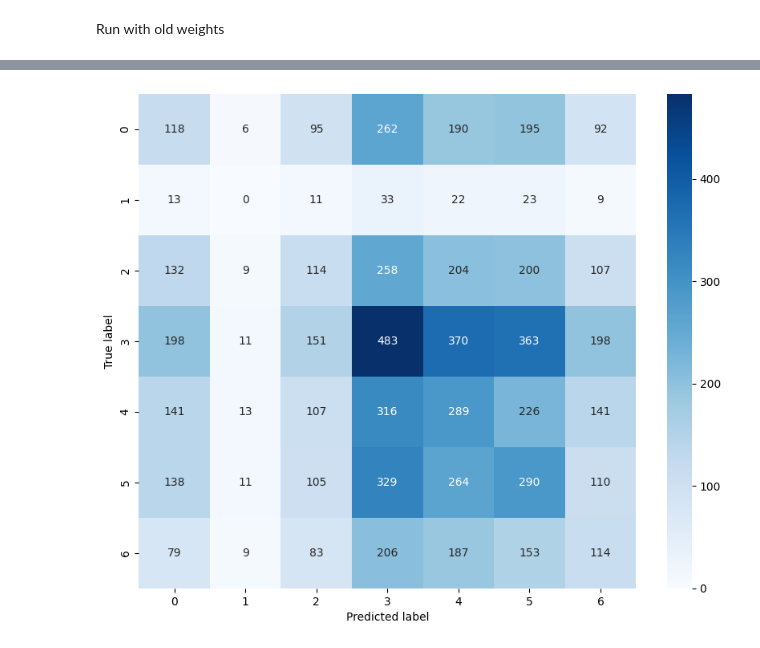
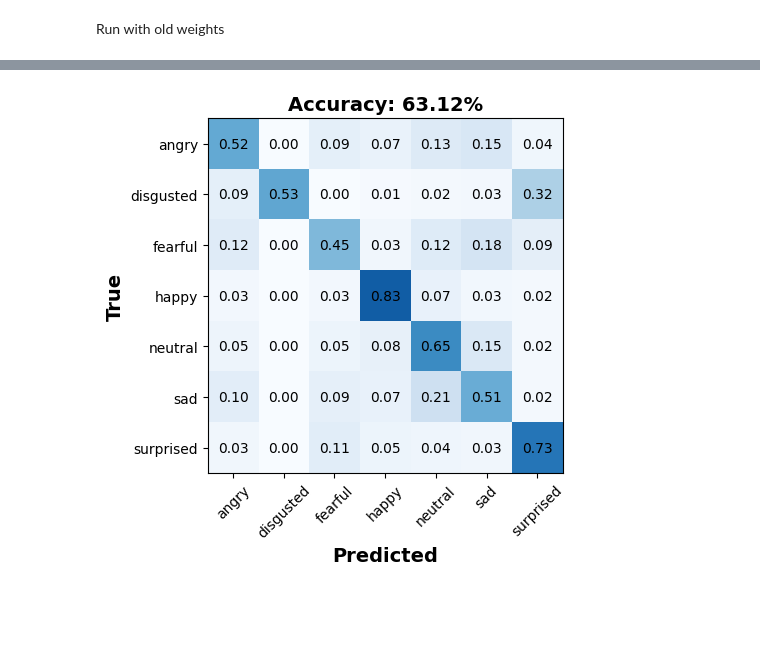
Before and after one commit to JoeyBowman/AppML-Final-Project-2024, a Jupyter notebook: EfficientNet_alldata_incl_finetuning.ipynb, the cells around one changed output, grey strips where cells are left out. Drawn from its saved outputs; the diff is of its cells as text; code cells hidden in the pictures; blank space fills up the shorter version.

```diff
--- a/EfficientNet_alldata_incl_finetuning.ipynb
+++ b/EfficientNet_alldata_incl_finetuning.ipynb
@@ -271,4 +271,5 @@ def build_testset():
                         color_mode="grayscale",
                         image_size=IMAGE_SIZE,
                         batch_size=1,
-                        seed=42)
+                        seed=42,
+                        shuffle=False)
@@ -354,7 +347,7 @@ for image, label in test_ds.take(1):
 Run with old weights
 # %%
 # Load the model
-old_model = tf.keras.models.load_model('drive/MyDrive/efficientnet_v2_incl_rescaling.keras')
+model = tf.keras.models.load_model('drive/MyDrive/efficientnet_v2_finetuning.keras')
 
 # Show the model architecture
-old_model.summary()
+model.summary()
@@ -374,16 +410,38 @@ y_true = np.argmax(y_true, axis=1)
 
 # Get the predicted labels
 y_pred = np.argmax(y_pred, axis=1)
-# %%
-cm = confusion_matrix(y_true, y_pred)
-
-plt.figure(figsize=(10, 8))
-sns.heatmap(cm, annot=True, fmt='g', cmap='Blues')
-plt.xlabel('Predicted label')
-plt.ylabel('True label')
-plt.show()
-# %% [output]
-[figure, removed]
+# %%
+# Produce a cm across all classes
+def plot_confusion_matrix(cm, class_names, acc):
+    figure, ax = plt.subplots(figsize=(5, 5))
+    cm_norm = cm / tf.reduce_sum(cm, axis=1)[:, None]
+    ax.imshow(cm_norm, interpolation='nearest', cmap=plt.get_cmap('Blues'), vmin=0, vmax=1)
+    accuracy_ = acc # np.trace(cm) / float(np.sum(cm))
+    ax.set_title(f'Accuracy: {100*accuracy_:.2f}%', fontsize=14, fontweight='bold')
+    tick_marks = np.arange(len(class_names))
+    ax.set_xticks(tick_marks)
+    ax.set_xticklabels(class_names, rotation=45)
+    ax.set_yticks(tick_marks)
+    ax.set_yticklabels(class_names)
+
+
+    for i in range(len(class_names)):
+        for j in range(len(class_names)):
+            ax.text(j, i, f'{cm_norm[i, j]:.2f}', ha='center', va='center', color='k')
+
+    figure.tight_layout()
+    plt.xlabel('Predicted', fontweight='bold', fontsize=14)
+    plt.ylabel('True', fontweight='bold', fontsize=14)
+# %%
+from sklearn.metrics import confusion_matrix
+
+cm = confusion_matrix(y_true, y_pred, normalize='true')
+
+plot_confusion_matrix(cm, class_names, accuracy)
+plt.tight_layout()
+plt.savefig('drive/MyDrive/best_model.png')
+# %% [output]
+[figure, added]
 # %%
 # Find out accuracy of each class
 
```
Also changed, not shown: parts of 7 cells of this notebook.
